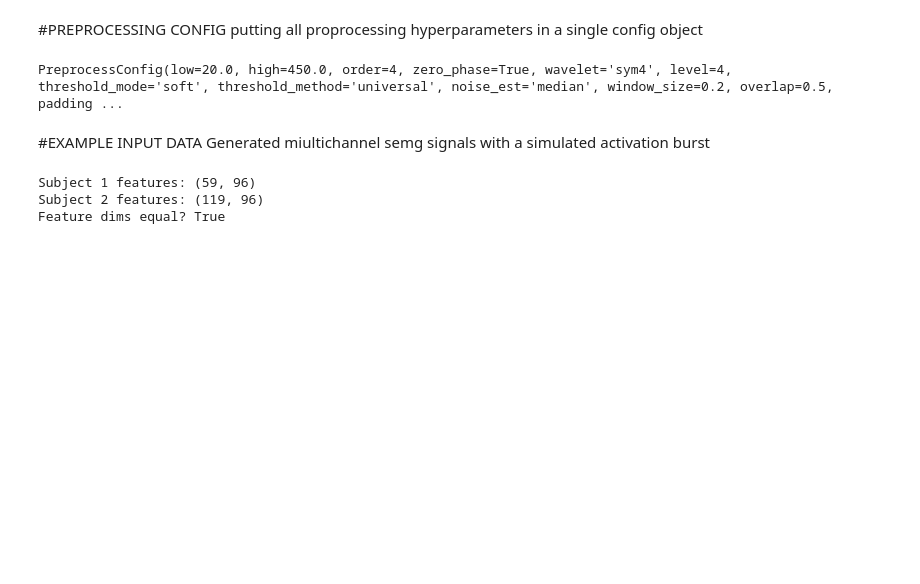
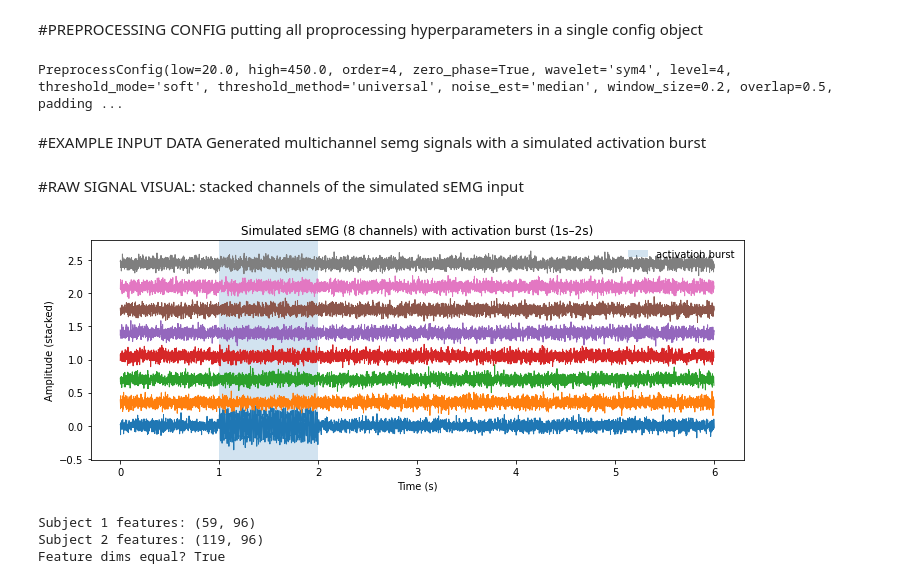
Before and after one commit to post-stroke-rehab/psr-pipeline, a Jupyter notebook: data_processing/preprocess.ipynb, the cells around one changed output. Drawn from its saved outputs; the diff is of its cells as text; code cells hidden in the pictures; blank space fills up the shorter version.

Commit message:
Add raw EMG plot and feature visualization to preprocessing demo notebook

```diff
--- a/data_processing/preprocess.ipynb
+++ b/data_processing/preprocess.ipynb
@@ -47,7 +48,7 @@ config
 PreprocessConfig(low=20.0, high=450.0, order=4, zero_phase=True, wavelet='sym4', level=4, threshold_mode='soft', threshold_method='universal', noise_est='median', window_size=0.2, overlap=0.5, padding ...
 # %% [markdown]
 #EXAMPLE INPUT DATA
-Generated miultichannel semg signals with a simulated activation burst
+Generated multichannel semg signals with a simulated activation burst
 # %%
 def make_fake_subject(n_samples, n_channels=8, fs=1000, seed=0):
     rng = np.random.default_rng(seed)
@@ -55,11 +56,28 @@ def make_fake_subject(n_samples, n_channels=8, fs=1000, seed=0):
     t = np.arange(n_samples) / fs
     burst = np.sin(2 * np.pi * 60 * t) * ((t > 1.0) & (t < 2.0))
     emg[:, 0] += 0.2 * burst
-    return emg
+    return emg, t
 
 fs = 1000
-emg_s1 = make_fake_subject(n_samples=6000, n_channels=8, fs=fs, seed=1)
-emg_s2 = make_fake_subject(n_samples=12000, n_channels=8, fs=fs, seed=2)  # longer
+emg_s1, t1 = make_fake_subject(n_samples=6000, n_channels=8, fs=fs, seed=1)
+emg_s2, t2 = make_fake_subject(n_samples=12000, n_channels=8, fs=fs, seed=2)
+# %% [markdown]
+#RAW SIGNAL VISUAL: stacked channels of the simulated sEMG input
+# %%
+plt.figure(figsize=(10, 4))
+offset = 0.35
+for ch in range(emg_s1.shape[1]):
+    plt.plot(t1, emg_s1[:, ch] + ch * offset, linewidth=1)
+
+plt.title("Simulated sEMG (8 channels) with activation burst (1s–2s)")
+plt.xlabel("Time (s)")
+plt.ylabel("Amplitude (stacked)")
+plt.axvspan(1.0, 2.0, alpha=0.2, label="activation burst")
+plt.legend(loc="upper right", frameon=False)
+plt.tight_layout()
+plt.show()
+# %% [output]
+[figure, added]
 # %%
 X1 = preprocess_emg(emg_s1, fs=fs, config=config)
 X2 = preprocess_emg(emg_s2, fs=fs, config=config)
```
Also changed, not shown: parts of 3 cells of this notebook.
